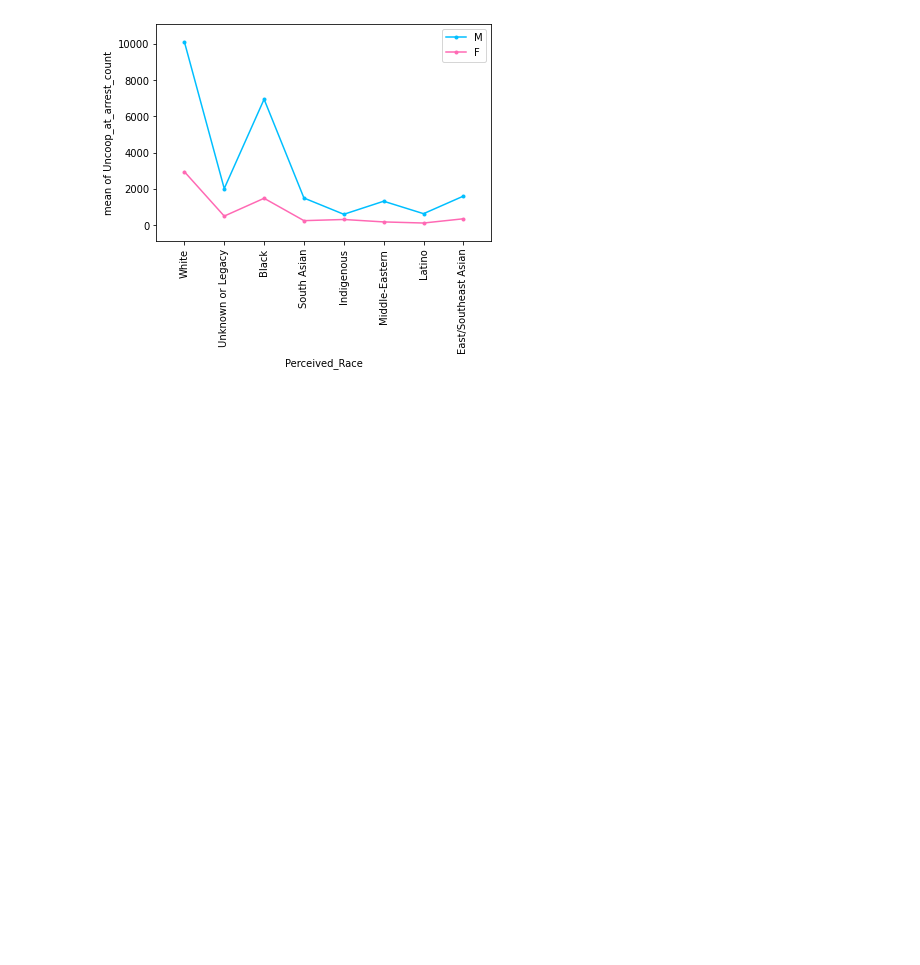
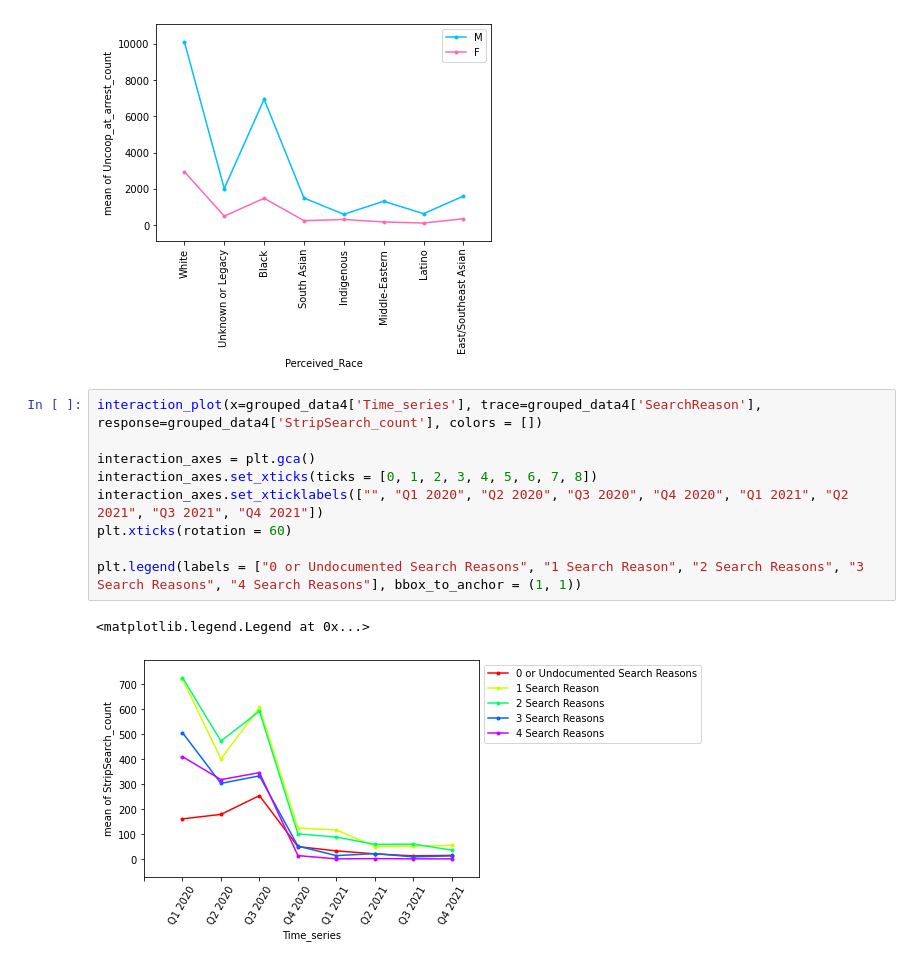
Before and after one commit to cooeoeooc/2178_g38, a Jupyter notebook: group38_code.ipynb, the cells around one changed output. Saved outputs shown, nothing was run; the diff lists cells and outputs as text; blank space fills up the shorter version.

```diff
--- a/group38_code.ipynb
+++ b/group38_code.ipynb
@@ -1146,3 +1134,15 @@ plt.legend(labels = sex_dict.keys(), bbox_to_anchor = (1, 1))
 # %% [output]
 <matplotlib.legend.Legend at 0x...>
 [figure]
+# %%
+interaction_plot(x=grouped_data4['Time_series'], trace=grouped_data4['SearchReason'], response=grouped_data4['StripSearch_count'], colors = [])
+
+interaction_axes = plt.gca()
+interaction_axes.set_xticks(ticks = [0, 1, 2, 3, 4, 5, 6, 7, 8])
+interaction_axes.set_xticklabels(["", "Q1 2020", "Q2 2020", "Q3 2020", "Q4 2020", "Q1 2021", "Q2 2021", "Q3 2021", "Q4 2021"])
+plt.xticks(rotation = 60)
+
+plt.legend(labels = ["0 or Undocumented Search Reasons", "1 Search Reason", "2 Search Reasons", "3 Search Reasons", "4 Search Reasons"], bbox_to_anchor = (1, 1))
+# %% [output]
+<matplotlib.legend.Legend at 0x...>
+[figure, added]
```
Also changed, not shown: parts of 1 cell of this notebook.
